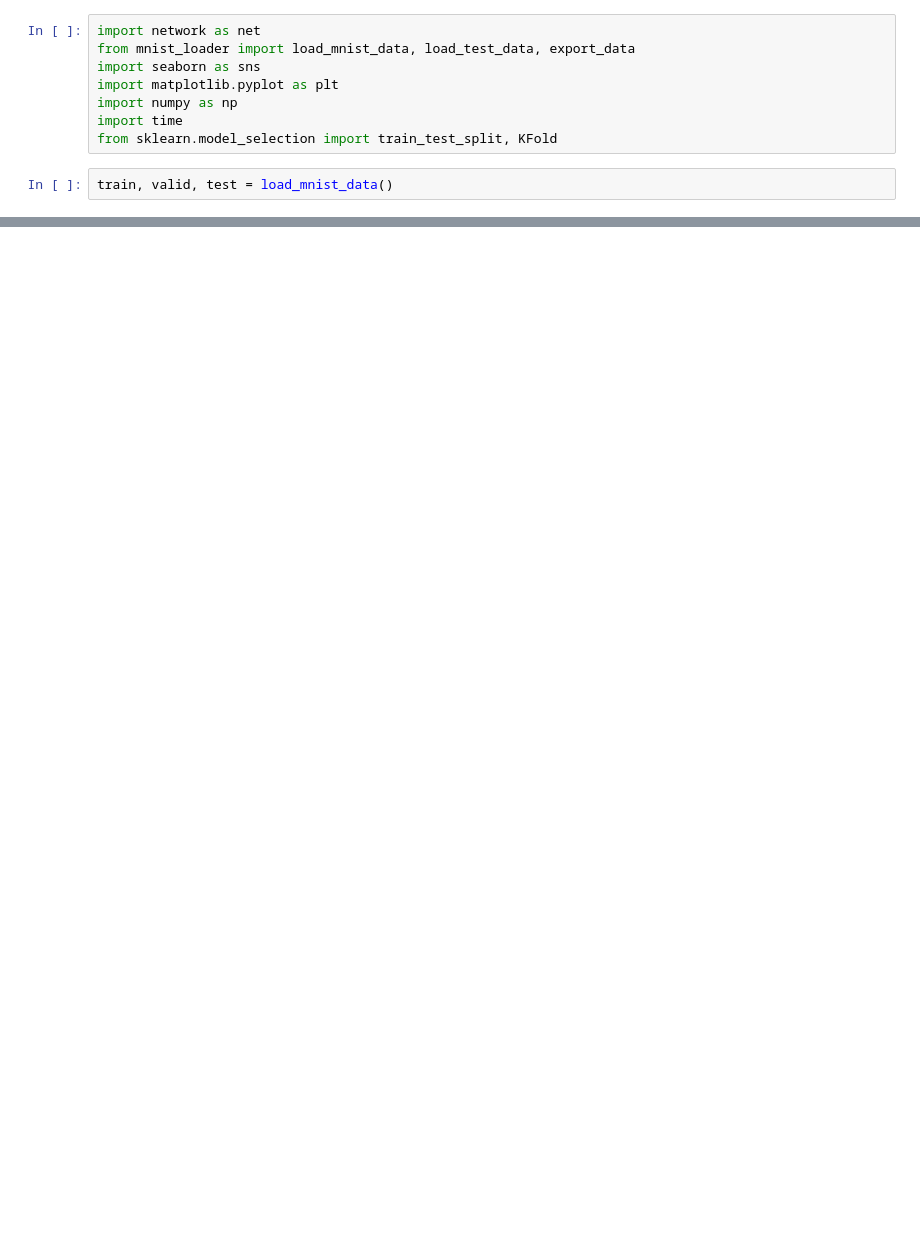
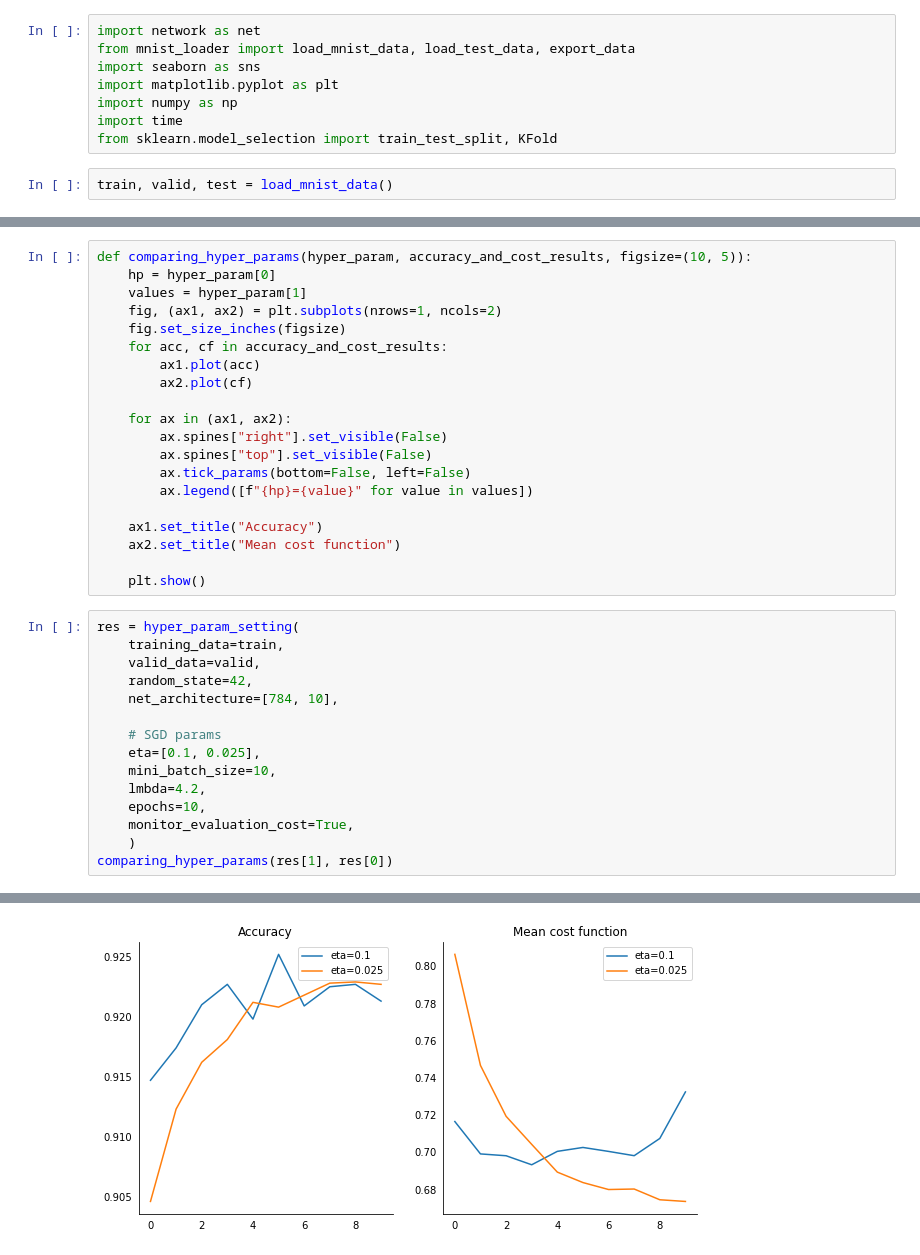
Before and after one commit to Grafit24/my-first-neurol-network, a Jupyter notebook: experement.ipynb, the cells around one changed output, grey strips where cells are left out. Cells and saved outputs as stored; diff of their text form; blank space fills up the shorter version.

```diff
--- a/experement.ipynb
+++ b/experement.ipynb
@@ -37,0 +69,36 @@ Epoch 1 training complete
+# %%
+def comparing_hyper_params(hyper_param, accuracy_and_cost_results, figsize=(10, 5)):
+    hp = hyper_param[0]
+    values = hyper_param[1]
+    fig, (ax1, ax2) = plt.subplots(nrows=1, ncols=2)
+    fig.set_size_inches(figsize)
+    for acc, cf in accuracy_and_cost_results:
+        ax1.plot(acc)
+        ax2.plot(cf)
+
+    for ax in (ax1, ax2):
+        ax.spines["right"].set_visible(False)
+        ax.spines["top"].set_visible(False)
+        ax.tick_params(bottom=False, left=False)
+        ax.legend([f"{hp}={value}" for value in values])
+
+    ax1.set_title("Accuracy")
+    ax2.set_title("Mean cost function")
+
+    plt.show()
+# %%
+res = hyper_param_setting(
+    training_data=train,
+    valid_data=valid,
+    random_state=42,
+    net_architecture=[784, 10],
+
+    # SGD params
+    eta=[0.1, 0.025],
+    mini_batch_size=10,
+    lmbda=4.2,
+    epochs=10,
+    monitor_evaluation_cost=True,
+    )
+comparing_hyper_params(res[1], res[0])
+# %% [output]
@@ -37,0 +122 @@ Epoch 1 training complete
+[figure, added]
```
Also changed, not shown: parts of 4 cells of this notebook.
